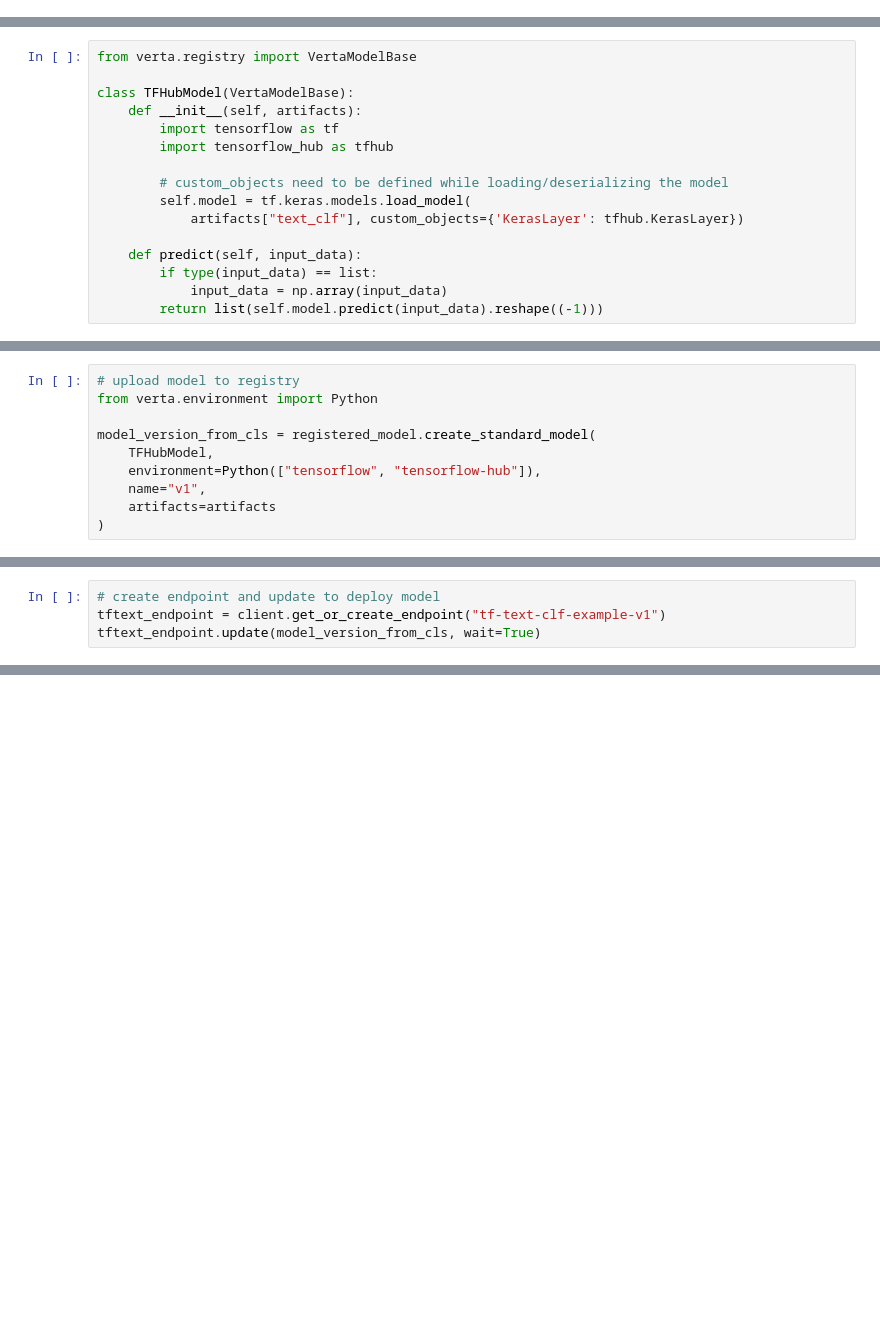
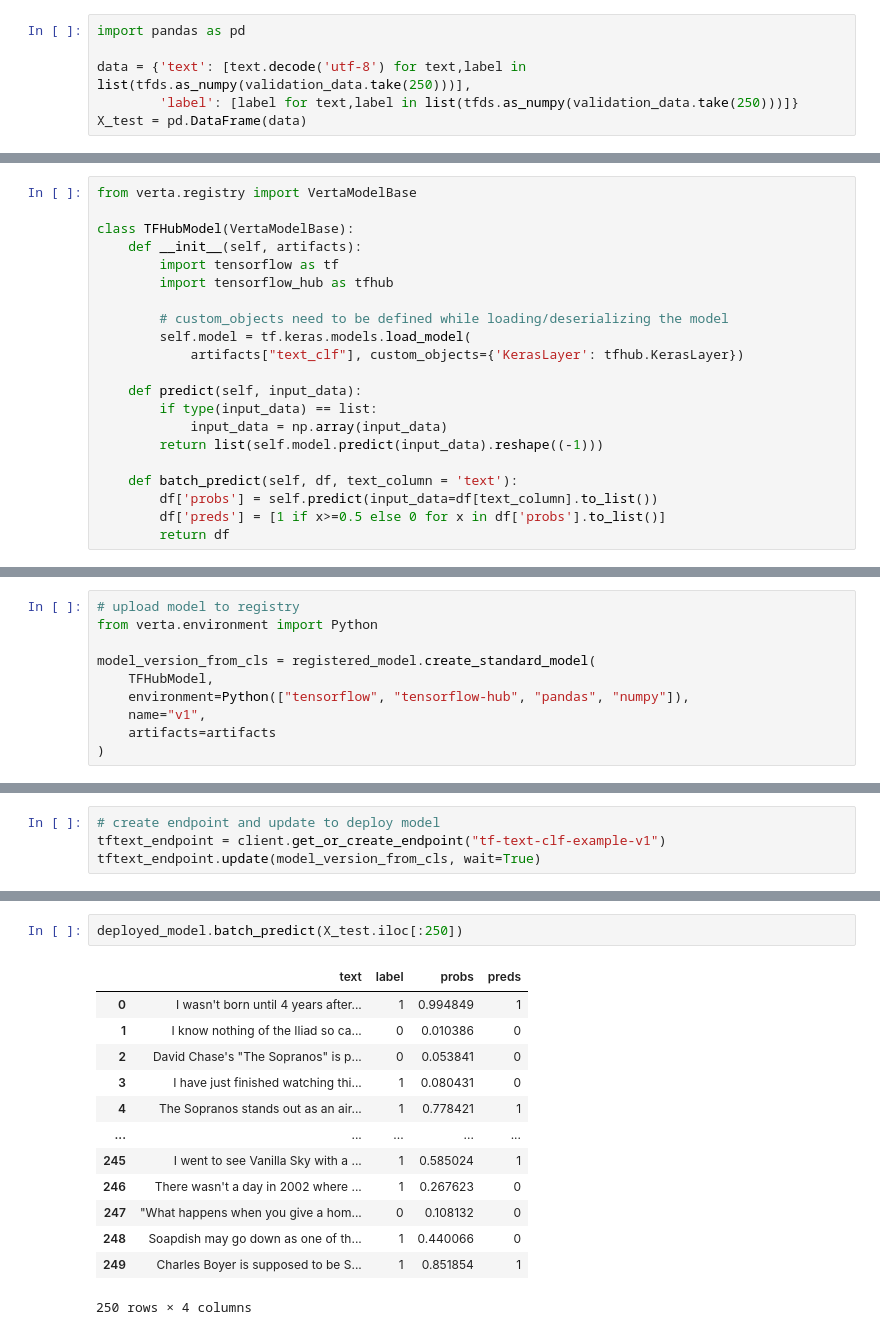
Before and after one commit to VertaAI/examples, a Jupyter notebook: deployment/tfhub/tfhub-text-classification.ipynb, the cells around one changed output, grey strips where cells are left out. Drawn from its saved outputs; the diff is of its cells as text; blank space fills up the shorter version.

```diff
--- a/deployment/tfhub/tfhub-text-classification.ipynb
+++ b/deployment/tfhub/tfhub-text-classification.ipynb
@@ -192,3 +248,9 @@ model.predict(sample_pred)
+# %%
+import pandas as pd
+
+data = {'text': [text.decode('utf-8') for text,label in list(tfds.as_numpy(validation_data.take(250)))],
+        'label': [label for text,label in list(tfds.as_numpy(validation_data.take(250)))]}
+X_test = pd.DataFrame(data)
 # %% [markdown]
 ## Registering the model
 # %%
@@ -220,6 +282,11 @@ class TFHubModel(VertaModelBase):
         if type(input_data) == list:
             input_data = np.array(input_data)
         return list(self.model.predict(input_data).reshape((-1)))
+
+    def batch_predict(self, df, text_column = 'text'):
+        df['probs'] = self.predict(input_data=df[text_column].to_list())
+        df['preds'] = [1 if x>=0.5 else 0 for x in df['probs'].to_list()]
+        return df
 # %%
 # test locally
 
@@ -237,7 +308,7 @@ from verta.environment import Python
 
 model_version_from_cls = registered_model.create_standard_model(
     TFHubModel,
-    environment=Python(["tensorflow", "tensorflow-hub"]),
+    environment=Python(["tensorflow", "tensorflow-hub", "pandas", "numpy"]),
     name="v1",
     artifacts=artifacts
 )
@@ -254,2 +332,18 @@ deployed_model.predict(sample_pred)
+# %%
+deployed_model.batch_predict(X_test.iloc[:250])
+# %% [output]
+|  | text | label | probs | preds |
+| 0 | I wasn't born until 4 years after... | 1 | 0.994849 | 1 |
+| 1 | I know nothing of the Iliad so ca... | 0 | 0.010386 | 0 |
+| 2 | David Chase's "The Sopranos" is p... | 0 | 0.053841 | 0 |
+| 3 | I have just finished watching thi... | 1 | 0.080431 | 0 |
+| 4 | The Sopranos stands out as an air... | 1 | 0.778421 | 1 |
+| ... | ... | ... | ... | ... |
+| 245 | I went to see Vanilla Sky with a ... | 1 | 0.585024 | 1 |
+| 246 | There wasn't a day in 2002 where ... | 1 | 0.267623 | 0 |
+| 247 | "What happens when you give a hom... | 0 | 0.108132 | 0 |
+| 248 | Soapdish may go down as one of th... | 1 | 0.440066 | 0 |
+| 249 | Charles Boyer is supposed to be S... | 1 | 0.851854 | 1 |
+250 rows × 4 columns
 # %%
 # delete endpoint
```
Also changed, not shown: parts of 13 cells of this notebook, 1 other file.
